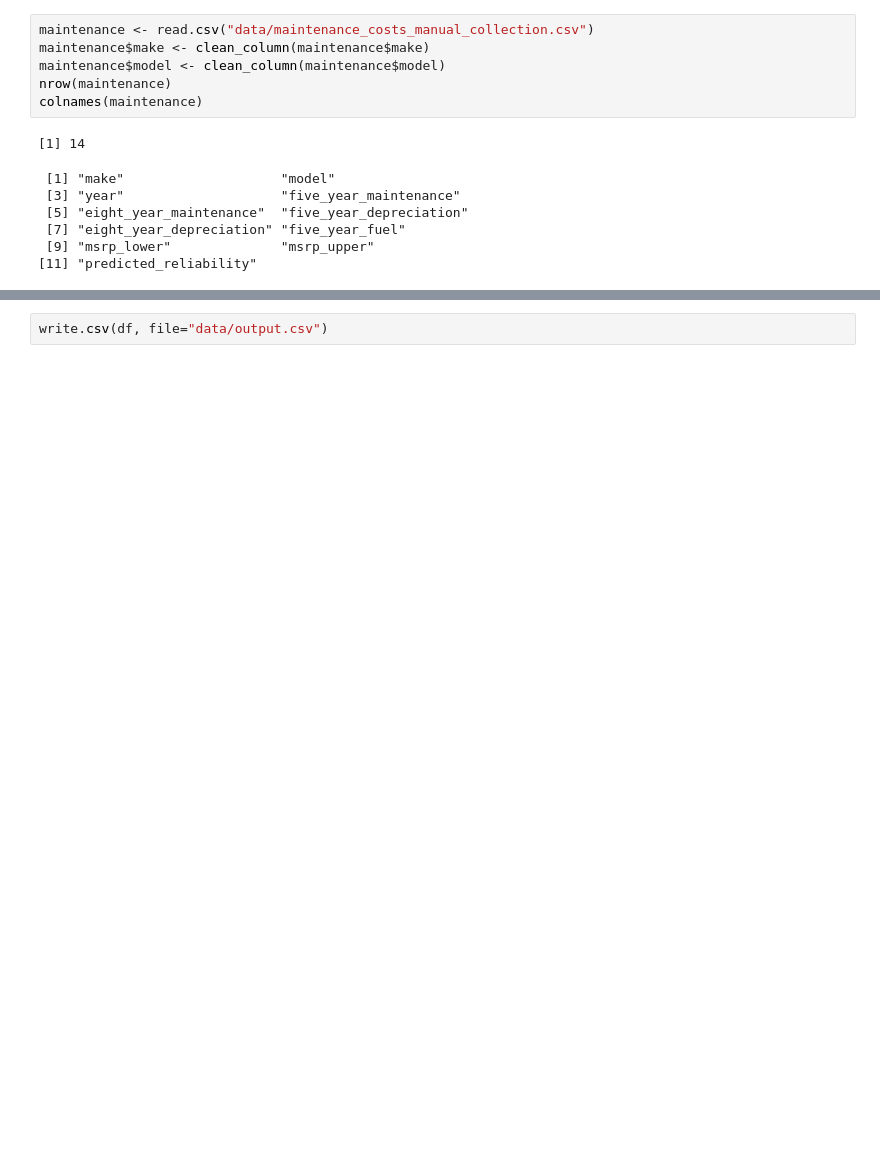
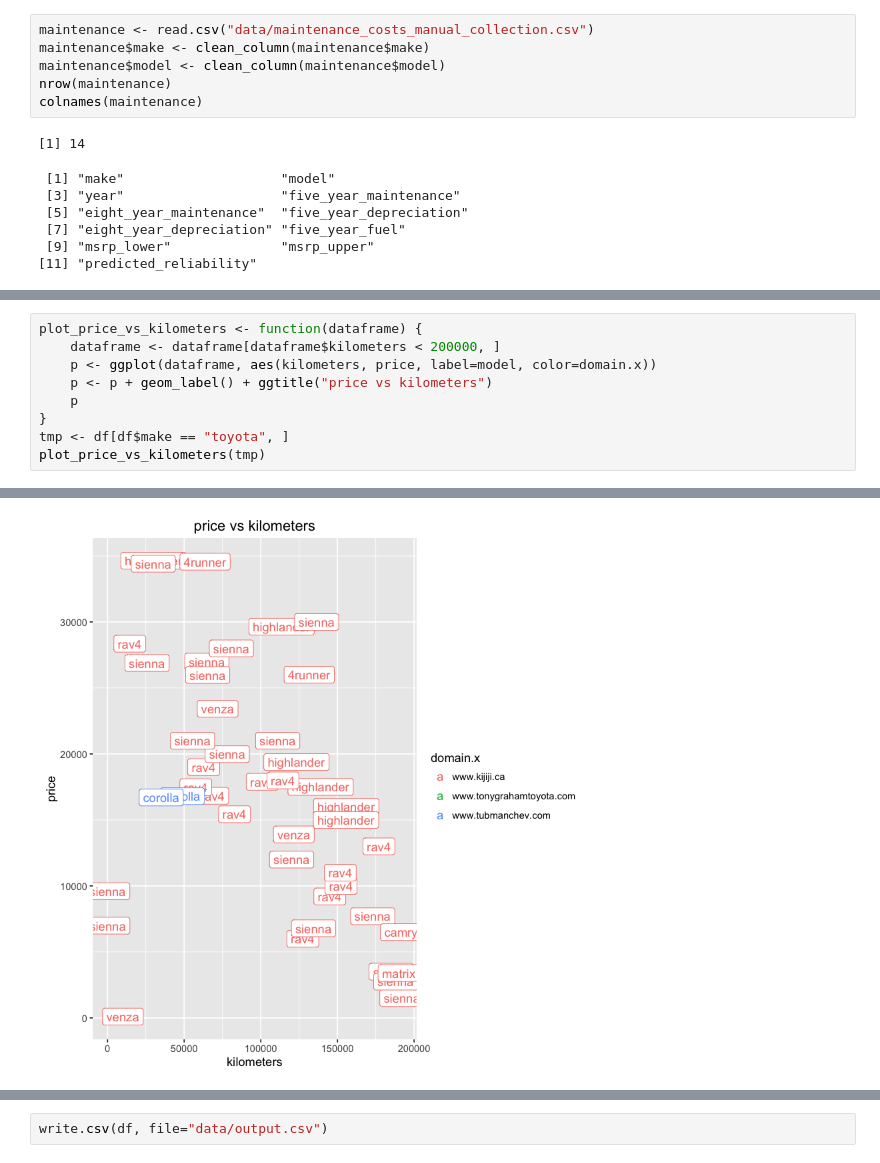
Before and after one commit to mfournierca/kijiji_car_scraper, a Jupyter notebook: analysis.R.ipynb, the cells around one changed output, grey strips where cells are left out. Drawn from its saved outputs; the diff is of its cells as text; blank space fills up the shorter version.

```diff
--- a/analysis.R.ipynb
+++ b/analysis.R.ipynb
@@ -190,0 +202,10 @@ ggplot(tmp) + geom_point(aes(x=tmp$kilometers, y=tmp$price)) + ggtitle("price vs
+# %%
+plot_price_vs_kilometers <- function(dataframe) {
+    dataframe <- dataframe[dataframe$kilometers < 200000, ]
+    p <- ggplot(dataframe, aes(kilometers, price, label=model, color=domain.x))
+    p <- p + geom_label() + ggtitle("price vs kilometers")
+    p
+}
+tmp <- df[df$make == "toyota", ]
+plot_price_vs_kilometers(tmp)
+# %% [output]
@@ -190,0 +214 @@ ggplot(tmp) + geom_point(aes(x=tmp$kilometers, y=tmp$price)) + ggtitle("price vs
+[figure, added]
```
Also changed, not shown: parts of 26 cells of this notebook.
